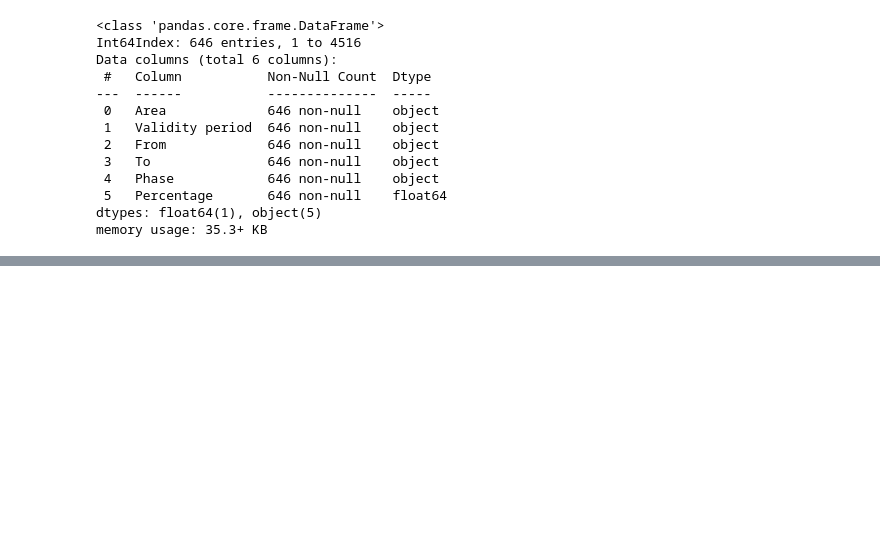
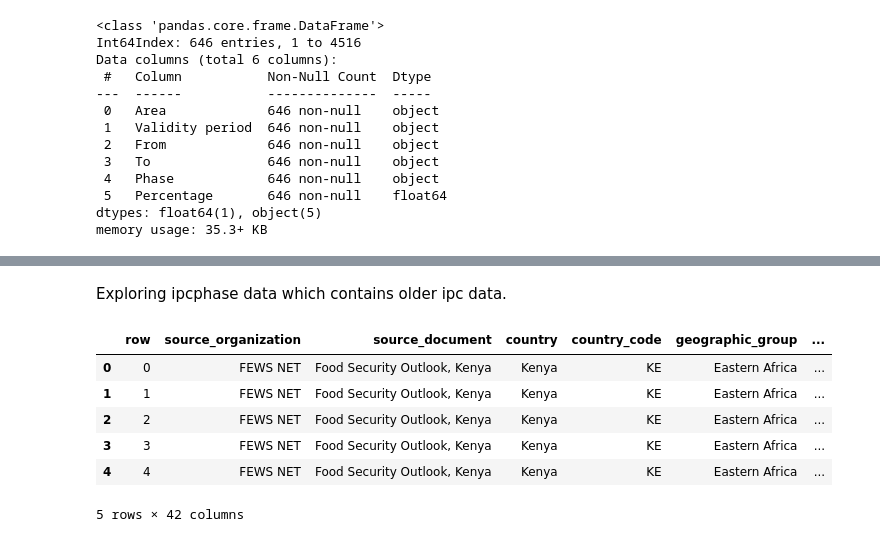
Before and after one commit to MrDenzy/PHASE-5-PROJECT---PREDICTING-FOOD-INSECURITY, a Jupyter notebook: notebooks/data_explore.ipynb, the cells around one changed output, grey strips where cells are left out. Saved outputs shown, nothing was run; the diff lists cells and outputs as text; code cells hidden in the pictures; blank space fills up the shorter version.

```diff
--- a/notebooks/data_explore.ipynb
+++ b/notebooks/data_explore.ipynb
@@ -157,0 +163,13 @@ AttributeError: 'Series' object has no attribute 'info'
+# %% [markdown]
+Exploring ipcphase data which contains older ipc data.
+# %%
+ipc = pd.read_excel('./data/ipcphase.xlsx')
+ipc.head()
+# %% [output]
+|  | row | source_organization | source_document | country | country_code | geographic_group | ... |
+| 0 | 0 | FEWS NET | Food Security Outlook, Kenya | Kenya | KE | Eastern Africa | ... |
+| 1 | 1 | FEWS NET | Food Security Outlook, Kenya | Kenya | KE | Eastern Africa | ... |
+| 2 | 2 | FEWS NET | Food Security Outlook, Kenya | Kenya | KE | Eastern Africa | ... |
+| 3 | 3 | FEWS NET | Food Security Outlook, Kenya | Kenya | KE | Eastern Africa | ... |
+| 4 | 4 | FEWS NET | Food Security Outlook, Kenya | Kenya | KE | Eastern Africa | ... |
+5 rows × 42 columns
```
Also changed, not shown: parts of 7 cells of this notebook.
